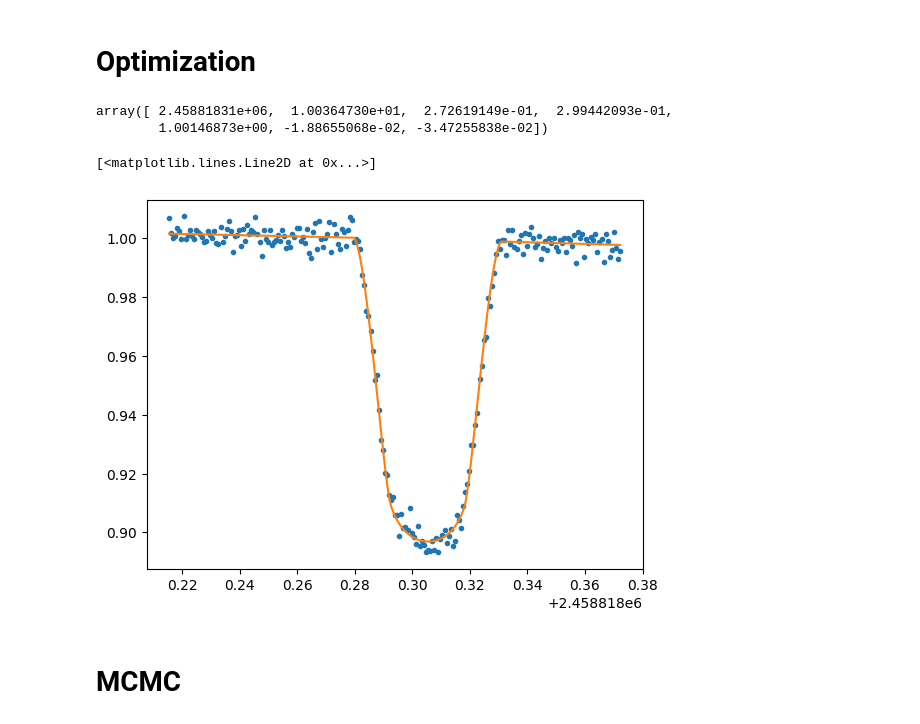
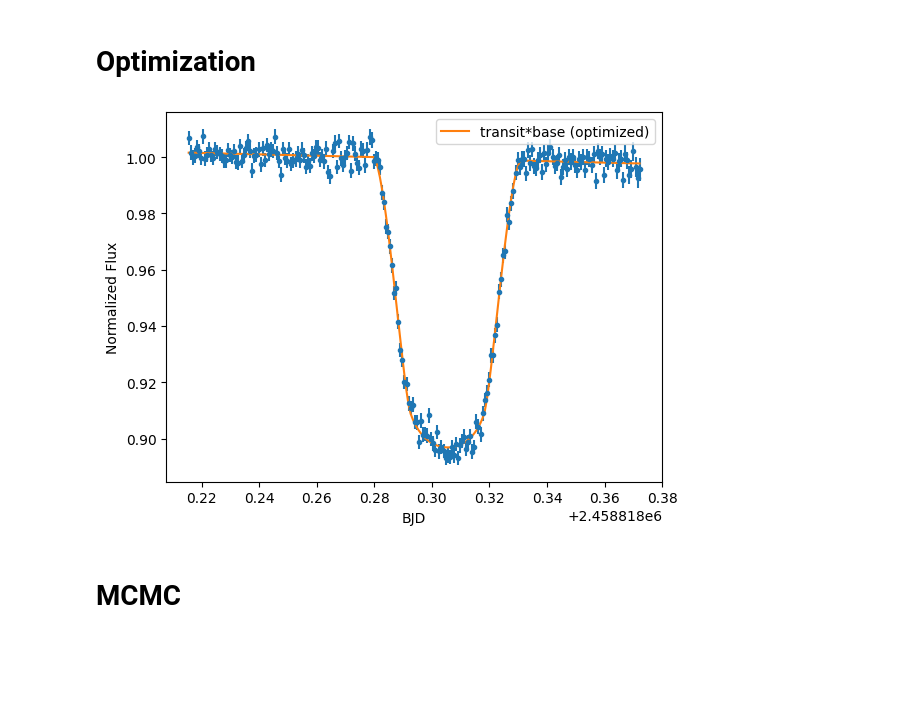
Before and after one commit to Mayuko-Mori/Transit_tutorial, a Jupyter notebook: Tutorial_1_single_transit_TOI519.ipynb, the cells around one changed output. Saved outputs shown, nothing was run; the diff lists cells and outputs as text; code cells hidden in the pictures; blank space fills up the shorter version.

```diff
--- a/Tutorial_1_single_transit_TOI519.ipynb
+++ b/Tutorial_1_single_transit_TOI519.ipynb
@@ -137,0 +112,4 @@ pl.plot(time, transit_model_pr * sys_model_pr)
+# %%
+def base_model(base_params, t):
+    w0, w1, w2 = base_params
+    return  [w0]*len(t) + w1*(t-t[0])+ w2*(t-t[0])**2
@@ -150,13 +133,13 @@ params_name
+# %%
+params_full_pr = transit_params_pr + base_params_pr
+params_name = 'Tc,a_Rs,b,Rp_Rs,w0,w1,w2'.split(',')
+#params_full_pr
 # %% [markdown]
 # fitting
 # %%
 from scipy import stats
 
-def loglike(flux,err,model):
-    residual = flux - model
-    return -0.5 * np.sum((residual/err)**2)
-
-def logprior(params_full, time):
+def logprior(params_full, time): #log-prior
 
     transit_params=params_full[:4]
     Tc, a, b, k = transit_params
@@ -176,15 +159,17 @@ def logprior(params_full, time):
 
     return lp
 
-def logprob(params_full, u1, u2, time, flux, err):  #log posterior probability
+def loglike(flux,err,model): #log-likelihood
+    residual = flux - model
+    return -0.5 * np.sum((residual/err)**2)
+
+def logprob(params_full, u1, u2, time, flux, err):  #log-posterior probability
 
     transit_params=params_full[:4]
-    Tc, a, b, k = transit_params
-    sys_params=params_full[4:]
-    c0, c1, c2 = sys_params
+    base_params=params_full[4:]
 
     tm = transit_model(transit_params, P_pr.n, u1,u2, time)
-    sm = sys_model(sys_params,time)
+    sm = base_model(base_params,time)
 
     ll = loglike(flux, err, tm*sm)
     lp = logprior(params_full, time)
@@ -203,23 +188,24 @@ def neg_logprob(params_full, u1, u2, time, flux, err):
     return -logprob(params_full, u1, u2, time, flux, err)
 
 result = op.minimize(neg_logprob, params_full_pr, args=(u1, u2, time, flux, err),method='Powell')
-# %%
-result.x
-# %% [output]
-array([ 2.45881831e+06,  1.00364730e+01,  2.72619149e-01,  2.99442093e-01,
-        1.00146873e+00, -1.88655068e-02, -3.47255838e-02])
 # %%
 transit_params_opt=result.x[:4]
-sys_params_opt=result.x[4:]
+base_params_opt=result.x[4:]
 
 transit_model_opt=transit_model(transit_params_opt, P_pr.n, u1,u2, time)
-sys_model_opt = sys_model(sys_params_opt,time)
+base_model_opt = base_model(base_params_opt,time)
 
-pl.plot(time,flux,'.')
-pl.plot(time, sys_model_opt * transit_model_opt)
+f=pl.figure()
+
+pl.errorbar(time,flux,err, fmt='.')
+pl.plot(time, transit_model_opt * base_model_opt, label='transit*base (optimized)')
+
+pl.xlabel('BJD')
+pl.ylabel('Normalized Flux')
+pl.legend()
+f.savefig('output/TOI519_transit_base_opt.png')
 # %% [output]
-[<matplotlib.lines.Line2D at 0x...>]
-[figure, old version]
+[figure, new version]
 # %% [markdown]
 # MCMC
 # %%
```
Also changed, not shown: parts of 23 cells of this notebook, 12 other files.
